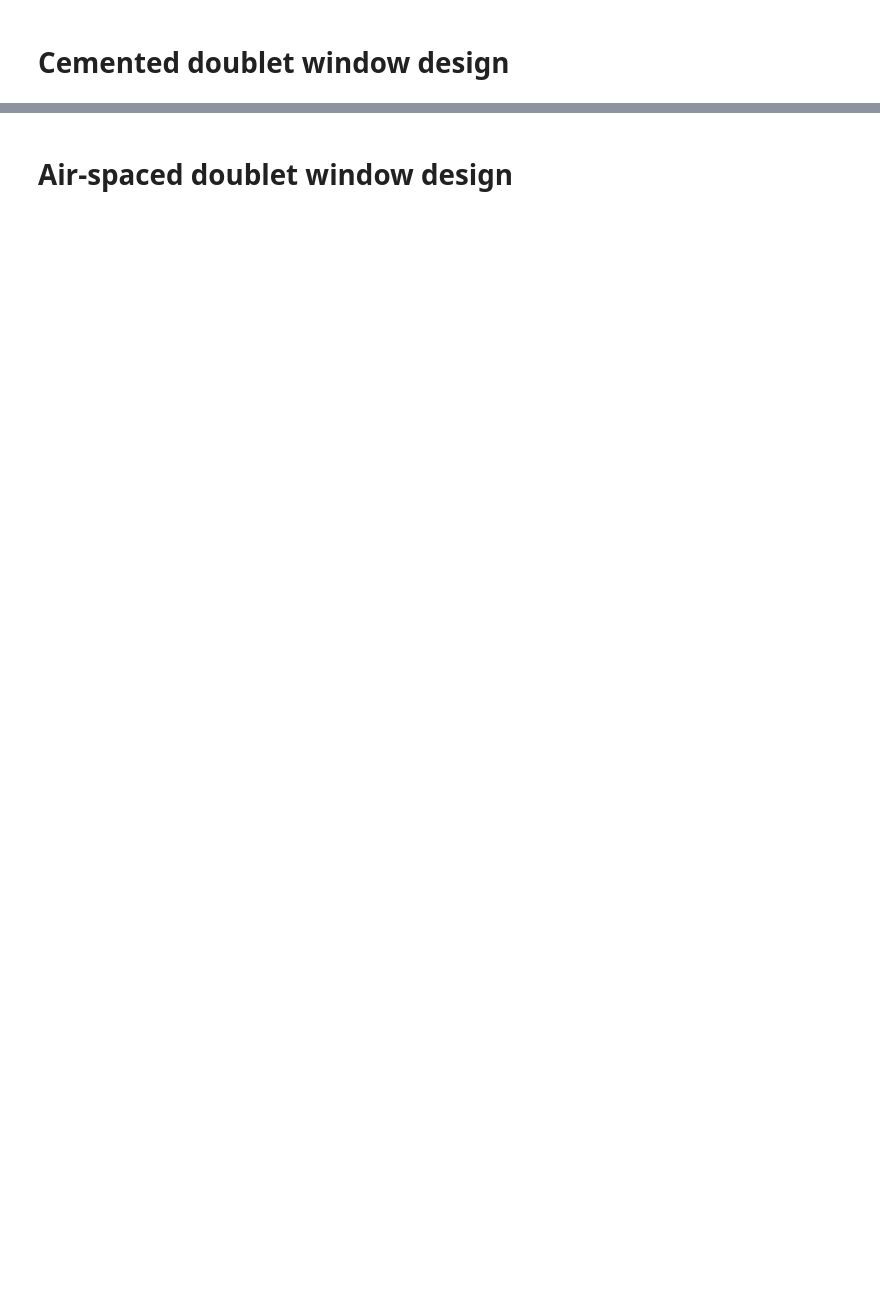
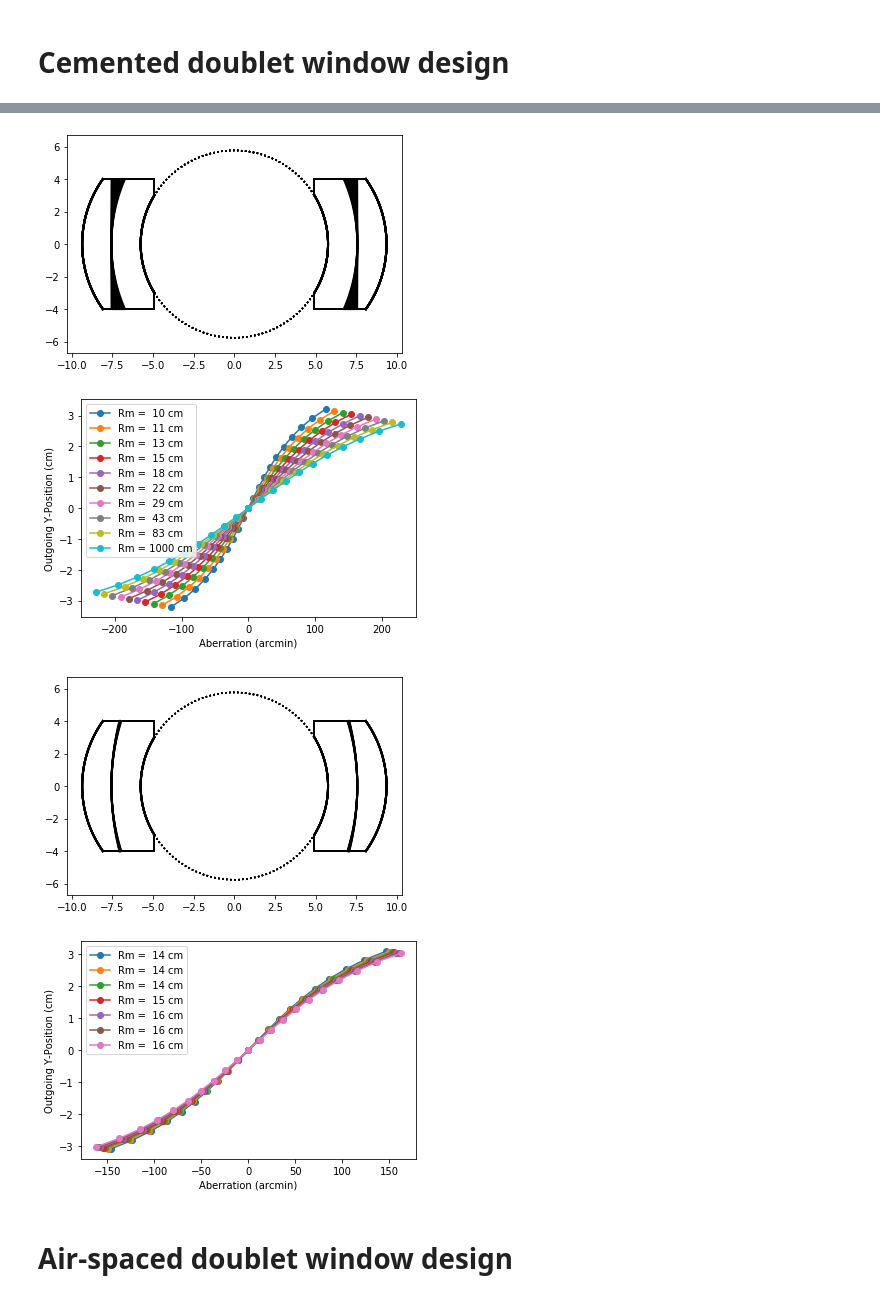
Before and after one commit to ajsusa/afocal, a Jupyter notebook: design_notebook.ipynb, the cells around one changed output, grey strips where cells are left out. Drawn from its saved outputs; the diff is of its cells as text; code cells hidden in the pictures; blank space fills up the shorter version.

```diff
--- a/design_notebook.ipynb
+++ b/design_notebook.ipynb
@@ -245,8 +344,10 @@ if design_cemented_doublet:
     t1, t2 = t_cemented_base, t_cemented_crown
 
     # optimization options
-    which_params = [cemented_opt_params.get(p, True) for p in windows.CementedDoublet.opt_params]
-    bounds = [cemented_bounds.get(p, [None, None]) for p in windows.CementedDoublet.opt_params]
+    bounds = {'t1': cemented_bounds.get('t_base', [None, None]),
+              't2': cemented_bounds.get('t_crown', [None, None])}
+#     which_params = [cemented_opt_params.get(p, True) for p in windows.CementedDoublet.opt_params]
+#     bounds = [cemented_bounds.get(p, [None, None]) for p in windows.CementedDoublet.opt_params]
 
     doublet = windows.CementedDoublet(Ri=Ri, Rm=Rm, Ro=Ro, h=h, t1=t1, t2=t2, h_f=h_f,
                                       wetted_material=window_material, crown_material=crown_material,
@@ -267,12 +368,11 @@ if design_cemented_doublet:
                               failed=False, prefix='Design Wavelength')
         plt.show()
 
+
     methods, cs, hs = ['rms_aberration', 'max_aberration'], ['r', 'b'], []
     for opt_method, c in zip(methods, cs):
 
-        doublet.optimize_window(opt_method, which=which_params, n_rays=21,
-                                t1_bounds=cemented_bounds.get('t_base', [None, None]),
-                                t2_bounds=cemented_bounds.get('t_crown', [None, None]))  #, n_rays=51, y_range=np.array([-3.5, 3.5]))
+        doublet.optimize_window(opt_method)  #, n_rays=51, y_range=np.array([-3.5, 3.5]))
 
         util.print_md(f"__Optimization Criteria:__ '{opt_method}'")
         doublet.print_dims()
@@ -301,3 +425,57 @@ if design_cemented_doublet:
+# %%
+Rm0, Ro0, t10, t20 = doublet.Rm, doublet.Ro, doublet.t_1, doublet.t_2
+Rm0, Ro0, t10, t20
+
+def reset_doublet():
+    doublet._Rm = Rm0
+    doublet._Ro = Ro0
+    doublet._t_1 = t10
+    doublet._t_2 = t20
+# %%
+# fig, axs = util.ray_aberration_subplots()
+def make_axes():
+    axs = []
+    for i in range(2):
+        plt.figure()
+        axs += [plt.gca()]
+    return axs
+
+axs = make_axes()
+
+for K in np.linspace(.1, .001, 10):
+    doublet._Rm = 1 / K
+    Rm = doublet.Rm
+    doublet.trace_ray_set(draw=False)
+
+    # draw and ray trace the window
+    plt.sca(axs[0])
+    doublet.draw(center_circle=True, new_figure=False)
+#     doublet.draw_rays(c='g')
+
+    plt.sca(axs[1])
+    util.plot_aberrations(doublet, unit='arcmin', c=None, new_fig=False, ls='-', yloc='out', flip_axes=True,
+                          failed=False, prefix=f'Rm = {Rm:3.0f} cm')
+
+axs = make_axes()
+for Rm in np.linspace(.9 * Rm0, 1.1 * Rm0, 7):
+    doublet._Rm = Rm
+    doublet.trace_ray_set(draw=False)
+
+    # draw and ray trace the window
+    plt.sca(axs[0])
+    doublet.draw(center_circle=True, new_figure=False)
+#     doublet.draw_rays(c='g')
+
+    plt.sca(axs[1])
+    util.plot_aberrations(doublet, unit='arcmin', c=None, new_fig=False, ls='-', yloc='out', flip_axes=True,
+                          failed=False, prefix=f'Rm = {Rm:3.0f} cm')
+
+reset_doublet()
+# %% [output]
+[figure, added]
+[figure, added]
+[figure, added]
+[figure, added]
 # %% [markdown]
 # Air-spaced doublet window design
 # %%
```
Also changed, not shown: parts of 14 cells of this notebook, 3 other files.
